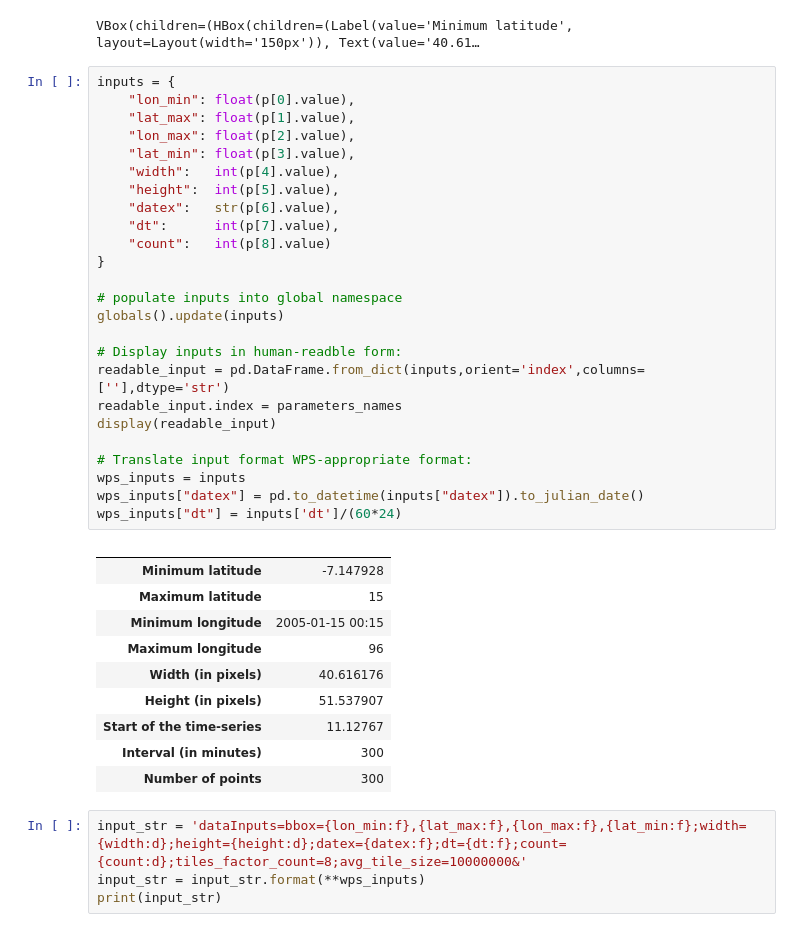
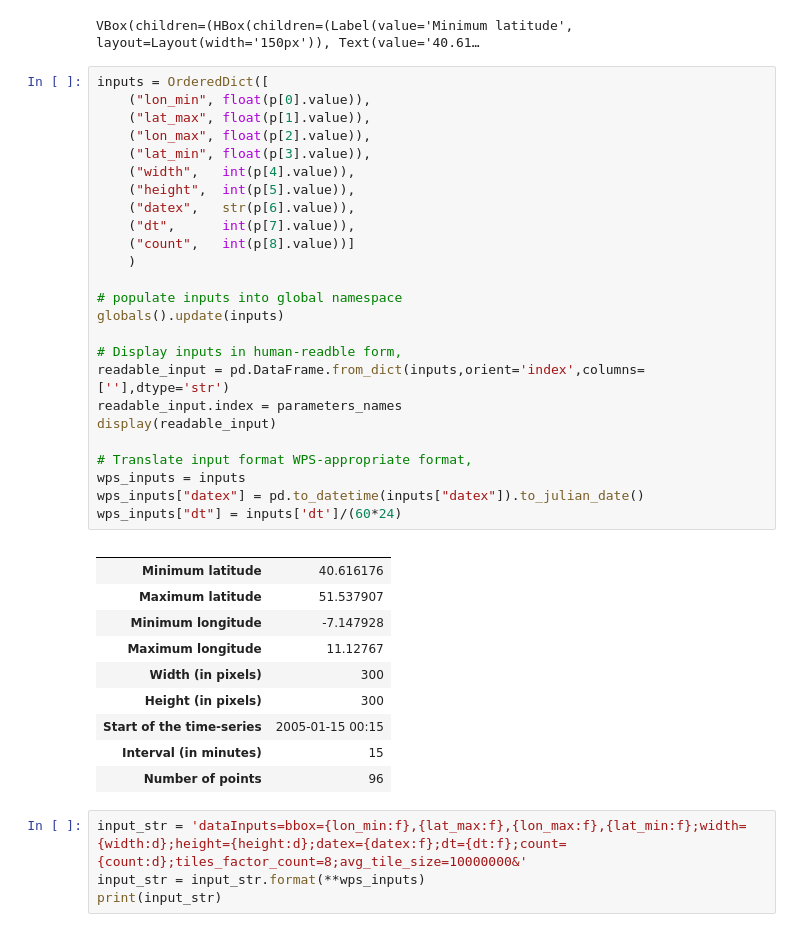
Before and after one commit to ec-nextgeoss/armines-cams-gridded-data, a Jupyter notebook: NextGEOSS-Pilot#1.ipynb, the cells around one changed output. Cells and saved outputs as stored; diff of their text form.

Commit message:
fix order of parameters in dataFrame

```diff
--- a/NextGEOSS-Pilot#1.ipynb
+++ b/NextGEOSS-Pilot#1.ipynb
@@ -186,41 +187,41 @@ display(wdg.VBox(xbox))
 # %% [output]
 VBox(children=(HBox(children=(Label(value='Minimum latitude', layout=Layout(width='150px')), Text(value='40.61…
 # %%
-inputs = {
-    "lon_min": float(p[0].value),
-    "lat_max": float(p[1].value),
-    "lon_max": float(p[2].value),
-    "lat_min": float(p[3].value),
-    "width":   int(p[4].value),
-    "height":  int(p[5].value),
-    "datex":   str(p[6].value),
-    "dt":      int(p[7].value),
-    "count":   int(p[8].value)
-}
+inputs = OrderedDict([
+    ("lon_min", float(p[0].value)),
+    ("lat_max", float(p[1].value)),
+    ("lon_max", float(p[2].value)),
+    ("lat_min", float(p[3].value)),
+    ("width",   int(p[4].value)),
+    ("height",  int(p[5].value)),
+    ("datex",   str(p[6].value)),
+    ("dt",      int(p[7].value)),
+    ("count",   int(p[8].value))]
+    )
 
 # populate inputs into global namespace
 globals().update(inputs)
 
-# Display inputs in human-readble form:
+# Display inputs in human-readble form,
 readable_input = pd.DataFrame.from_dict(inputs,orient='index',columns=[''],dtype='str')
 readable_input.index = parameters_names
 display(readable_input)
 
-# Translate input format WPS-appropriate format:
+# Translate input format WPS-appropriate format,
 wps_inputs = inputs
 wps_inputs["datex"] = pd.to_datetime(inputs["datex"]).to_julian_date()
 wps_inputs["dt"] = inputs['dt']/(60*24)
 # %% [output]
 |  |  |
-| Minimum latitude | -7.147928 |
-| Maximum latitude | 15 |
-| Minimum longitude | 2005-01-15 00:15 |
-| Maximum longitude | 96 |
-| Width (in pixels) | 40.616176 |
-| Height (in pixels) | 51.537907 |
-| Start of the time-series | 11.12767 |
-| Interval (in minutes) | 300 |
-| Number of points | 300 |
+| Minimum latitude | 40.616176 |
+| Maximum latitude | 51.537907 |
+| Minimum longitude | -7.147928 |
+| Maximum longitude | 11.12767 |
+| Width (in pixels) | 300 |
+| Height (in pixels) | 300 |
+| Start of the time-series | 2005-01-15 00:15 |
+| Interval (in minutes) | 15 |
+| Number of points | 96 |
 # %%
 input_str = 'dataInputs=bbox={lon_min:f},{lat_max:f},{lon_max:f},{lat_min:f};width={width:d};height={height:d};datex={datex:f};dt={dt:f};count={count:d};tiles_factor_count=8;avg_tile_size=10000000&'
 input_str = input_str.format(**wps_inputs)
```
Also changed, not shown: parts of 1 cell of this notebook.
